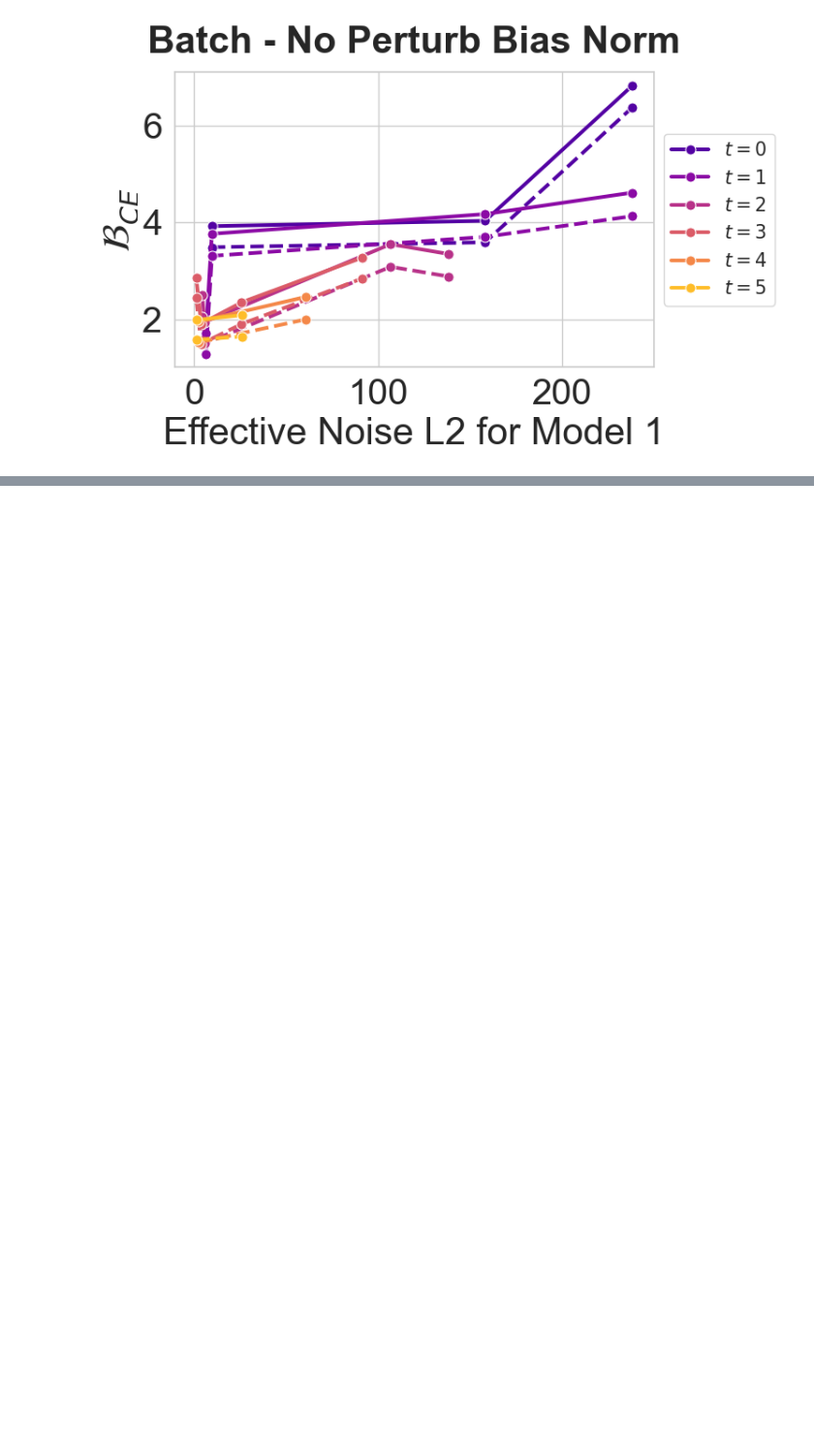
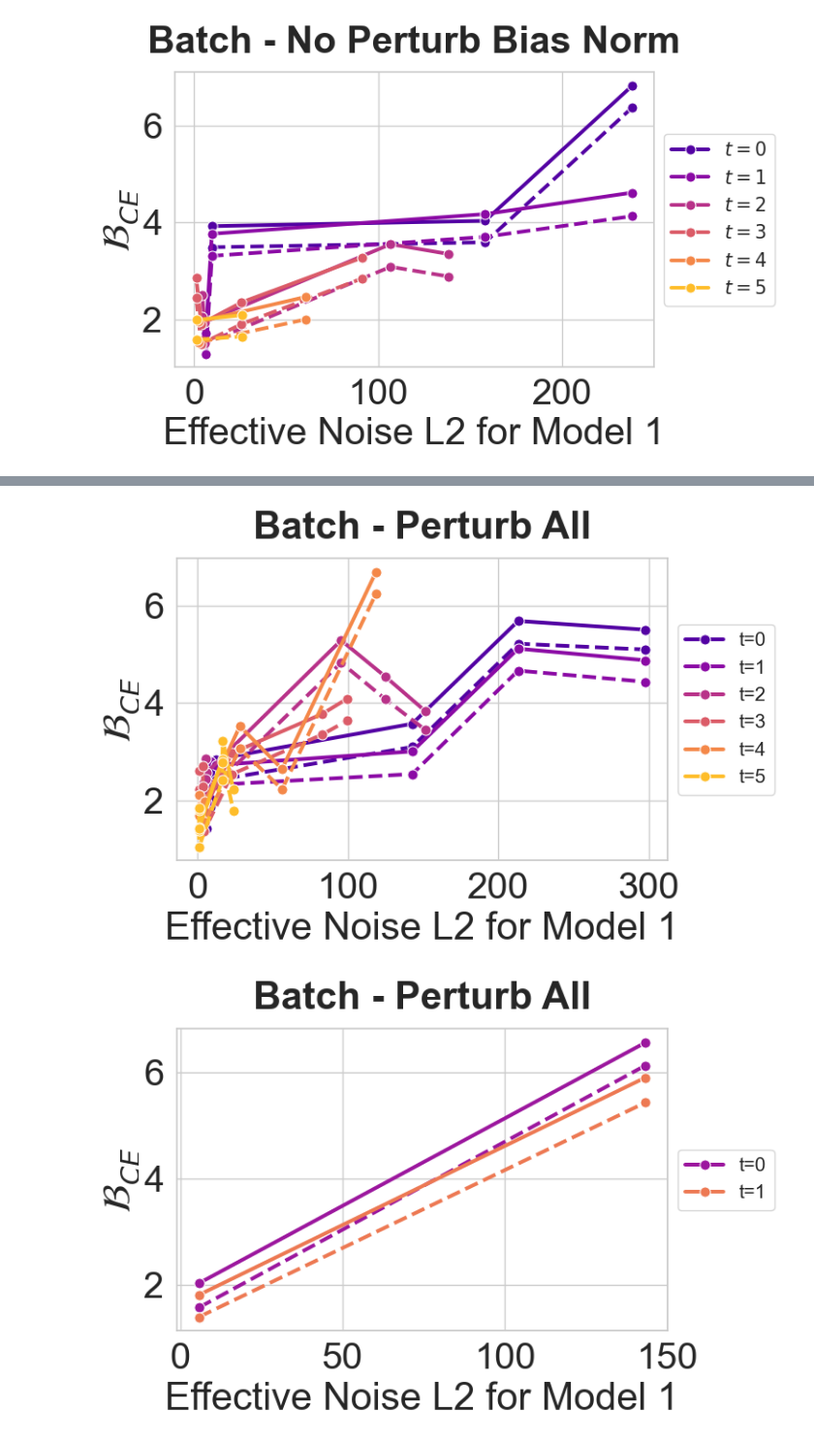
Before and after one commit to gsaltintas/lmc, a Jupyter notebook: notebooks/butterfly-plots.ipynb, the cells around one changed output, grey strips where cells are left out. Shown at 97% size. Drawn from its saved outputs; the diff is of its cells as text; code cells hidden in the pictures; blank space fills up the shorter version.

```diff
--- a/notebooks/butterfly-plots.ipynb
+++ b/notebooks/butterfly-plots.ipynb
@@ -158,0 +163,15 @@ t = plot_perturb_barrier(merged_df, registry, perturb_method, base_name, x_metri
+# %%
+import wandb
+api.flush()
+
+project="gsaltintas/BatchNoisePerturbNorm"
+
+filters = {
+            "state": {"$nin": ["crashed"]},
+           "tags": {"$nin": ["ignore", "ignor", "hidden", "delete", "wrong-scaling"]},
+          }
+
+grad_runs = api.runs(project,
+                      filters=filters
+                    )
+len(grad_runs)
@@ -158,0 +208,28 @@ t = plot_perturb_barrier(merged_df, registry, perturb_method, base_name, x_metri
+# %%
+from lmc.logging.plot import plot_perturb_barrier
+perturb_method = "batch"
+# perturb_method = "gaussian"
+base_name = "lmc_train_0_1"
+base_name = "lmc_loss_train_0_1"
+zoom = "first"
+# zoom = None
+# zoom = "last"
+title = f"{perturb_method} - No perturb bias and norm".title()
+title = f"{perturb_method} - Perturb all".title()
+x_metric = "noise_l2_scaled_1"
+labels = ["perturb_step", "dont_perturb_module_patterns"]
+labels = ["perturb_step"]
+legend_template="t={}"
+
+filtered1 = merged_df[merged_df["dont_perturb_module_patterns"] == "['.*\\\\.bias$', '.*\\\\.conv\\\\..*', '.*\\\\.fc\\\\..*']"]
+t = plot_perturb_barrier(filtered1, registry, perturb_method, base_name, zoom=zoom, filter_bad_runs=False,
+                         separate_legend=False, plot_type="line", title=title, x_metric=x_metric, labels=labels, legend_template=legend_template)
+
+
+
+filtered2 = merged_df[merged_df["dont_perturb_module_patterns"] == "['.*\\\\.conv\\\\..*', '.*\\\\.fc\\\\..*']"]
+t = plot_perturb_barrier(filtered2, registry, perturb_method, base_name, zoom=zoom, filter_bad_runs=False,
+                         separate_legend=False, plot_type="line", title=title, x_metric=x_metric, labels=labels, legend_template=legend_template)
+# %% [output]
+[figure, added]
+[figure, added]
```
Also changed, not shown: parts of 6 cells of this notebook, 5 other files.
